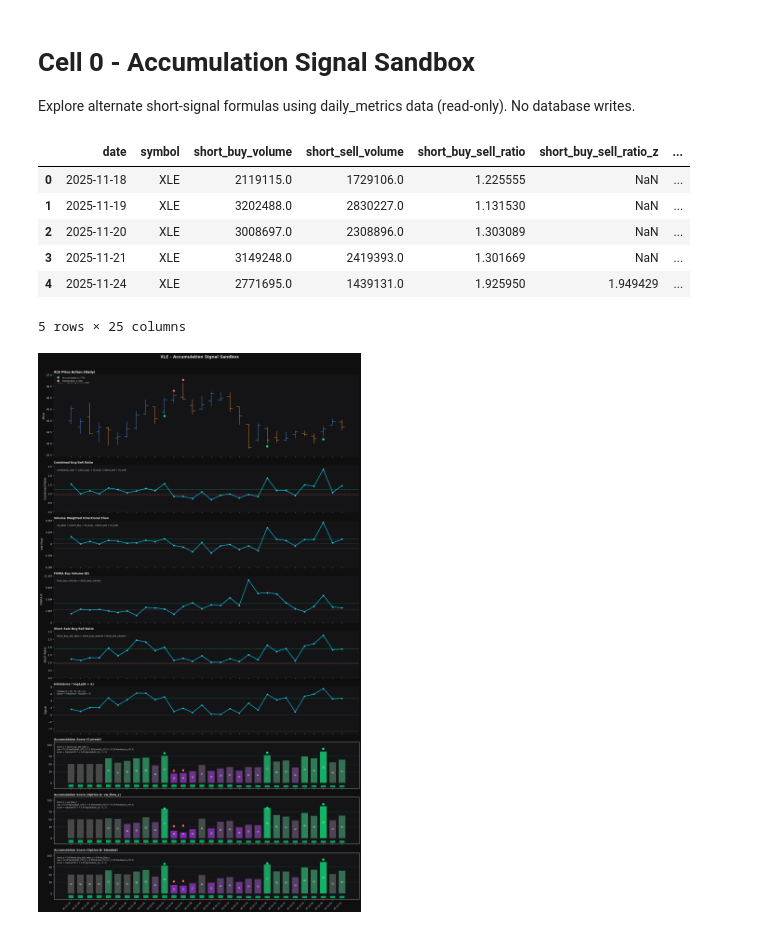
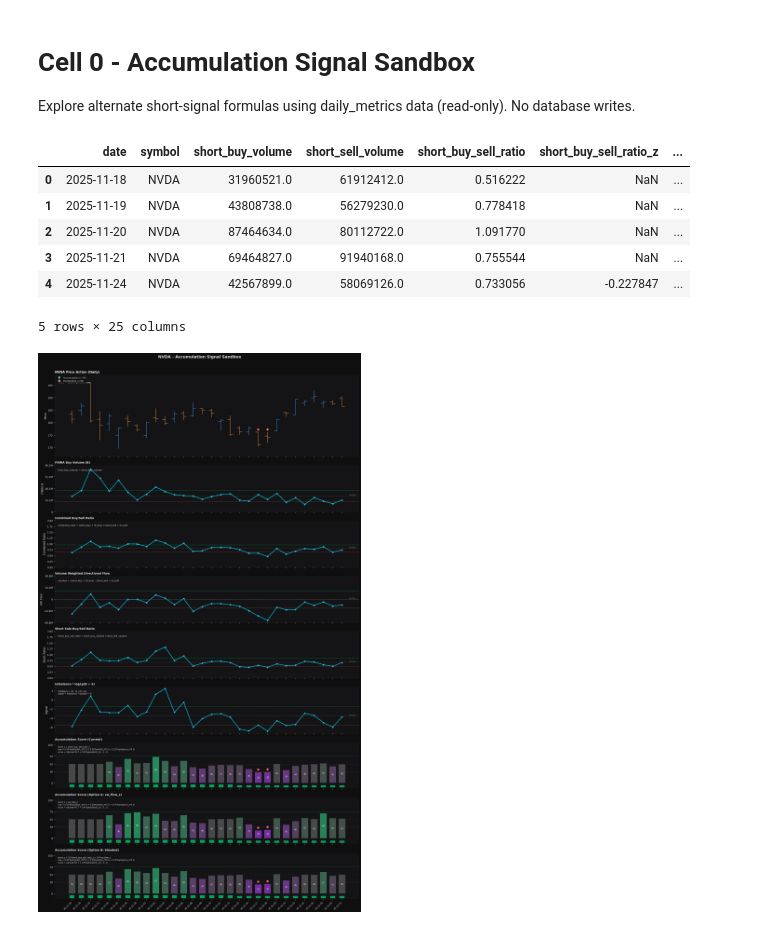
Before and after one commit to MoreCowwbell/darkpool, a Jupyter notebook: accumulation_signal_sandbox.ipynb, the cells around one changed output. Cells and saved outputs as stored; diff of their text form; code cells hidden in the pictures.

```diff
--- a/accumulation_signal_sandbox.ipynb
+++ b/accumulation_signal_sandbox.ipynb
@@ -19,14 +19,17 @@ from darkpool_analysis.config import load_config
 
 config = load_config()
 
-TICKER = 'XLE'
-START_DATE = '2025-11-01'
+TICKER = 'NVDA'
+START_DATE = '2025-11-18'
 END_DATE = '2025-12-31'
 DB_PATH = config.db_path
 
 DOT_MODE = 'current'  # 'current', 'option_a', 'option_b', 'all'
 BLEND_SHORT_WEIGHT = 0.6
 BLEND_FLOW_WEIGHT = 0.4
+
+# Median-threshold settings
+THRESHOLD_K = 1.5
 # %%
 # Cell 2 - Styling Constants and Helper Functions
 import matplotlib.dates as mdates
@@ -447,11 +460,11 @@ df['confidence'] = df['confidence'].fillna(0.5)
 df.head()
 # %% [output]
 |  | date | symbol | short_buy_volume | short_sell_volume | short_buy_sell_ratio | short_buy_sell_ratio_z | ... |
-| 0 | 2025-11-18 | XLE | 2119115.0 | 1729106.0 | 1.225555 | NaN | ... |
-| 1 | 2025-11-19 | XLE | 3202488.0 | 2830227.0 | 1.131530 | NaN | ... |
-| 2 | 2025-11-20 | XLE | 3008697.0 | 2308896.0 | 1.303089 | NaN | ... |
-| 3 | 2025-11-21 | XLE | 3149248.0 | 2419393.0 | 1.301669 | NaN | ... |
-| 4 | 2025-11-24 | XLE | 2771695.0 | 1439131.0 | 1.925950 | 1.949429 | ... |
+| 0 | 2025-11-18 | NVDA | 31960521.0 | 61912412.0 | 0.516222 | NaN | ... |
+| 1 | 2025-11-19 | NVDA | 43808738.0 | 56279230.0 | 0.778418 | NaN | ... |
+| 2 | 2025-11-20 | NVDA | 87464634.0 | 80112722.0 | 1.091770 | NaN | ... |
+| 3 | 2025-11-21 | NVDA | 69464827.0 | 91940168.0 | 0.755544 | NaN | ... |
+| 4 | 2025-11-24 | NVDA | 42567899.0 | 58069126.0 | 0.733056 | -0.227847 | ... |
 5 rows × 25 columns
 # %%
 # Cell 4 - Main Visualization (9-Panel Chart with OHLC)
@@ -515,40 +528,40 @@ for text in legend.get_texts():
 
 
 # Panel 1: FINRA Buy Volume (B)
-ax = axes[3]
+ax = axes[1]
 _apply_axis_style(ax)
 series = df['finra_buy_volume']
 mask = series.notna()
 ax.plot(x[mask], series[mask], color=COLORS['cyan'], linewidth=1.8)
 ax.scatter(x[mask], series[mask], color=COLORS['cyan'], s=25, edgecolors=COLORS['white'], linewidths=0.4)
 _set_volume_axis(ax, series)
-_add_volume_thresholds(ax, series)
+_add_median_thresholds(ax, series, k=THRESHOLD_K)
 ax.set_ylabel('FINRA B', color=COLORS['text'])
 ax.set_title('FINRA Buy Volume (B)', color=COLORS['text'], fontsize=10, fontweight='bold', loc='left')
 ax.text(0.01, 0.92, 'finra_buy_volume = short_buy_volume', transform=ax.transAxes, fontsize=8, color=COLORS['text'], va='top')
 
 # Panel 2: Combined Buy/Sell Ratio
-ax = axes[1]
+ax = axes[2]
 _apply_axis_style(ax)
 series = df['combined_ratio']
 mask = series.notna()
 ax.plot(x[mask], series[mask], color=COLORS['cyan'], linewidth=1.8)
 ax.scatter(x[mask], series[mask], color=COLORS['cyan'], s=25, edgecolors=COLORS['white'], linewidths=0.4)
-short_buy_line, short_sell_line = _ratio_thresholds(series)
-_set_ratio_axis(ax, series, bot=short_buy_line, sell=short_sell_line)
+_set_ratio_axis(ax, series)
+_add_median_thresholds(ax, series, k=THRESHOLD_K)
 ax.set_ylabel('Combined Ratio', color=COLORS['text'])
 ax.set_title('Combined Buy/Sell Ratio', color=COLORS['text'], fontsize=10, fontweight='bold', loc='left')
 ax.text(0.01, 0.92, 'combined_ratio = (short_buy + lit_buy) / (short_sell + lit_sell)', transform=ax.transAxes, fontsize=8, color=COLORS['text'], va='top')
 
 # Panel 3: VW Flow
-ax = axes[2]
+ax = axes[3]
 _apply_axis_style(ax)
 series = df['vw_flow']
 mask = series.notna()
 ax.plot(x[mask], series[mask], color=COLORS['cyan'], linewidth=1.8)
 ax.scatter(x[mask], series[mask], color=COLORS['cyan'], s=25, edgecolors=COLORS['white'], linewidths=0.4)
 _set_flow_axis(ax, series)
-_add_flow_thresholds(ax, series)
+_add_median_thresholds(ax, series, k=THRESHOLD_K, center_override=0.0)
 ax.set_ylabel('VW Flow', color=COLORS['text'])
 ax.set_title('Volume Weighted Directional Flow', color=COLORS['text'], fontsize=10, fontweight='bold', loc='left')
 ax.text(0.01, 0.92, 'vw_flow = (short_buy + lit_buy) - (short_sell + lit_sell)', transform=ax.transAxes, fontsize=8, color=COLORS['text'], va='top')
@@ -560,8 +573,8 @@ series = df['short_buy_sell_ratio']
 mask = series.notna()
 ax.plot(x[mask], series[mask], color=COLORS['cyan'], linewidth=1.8)
 ax.scatter(x[mask], series[mask], color=COLORS['cyan'], s=25, edgecolors=COLORS['white'], linewidths=0.4)
-short_buy_line, short_sell_line = _ratio_thresholds(series)
-_set_ratio_axis(ax, series, bot=short_buy_line, sell=short_sell_line)
+_set_ratio_axis(ax, series)
+_add_median_thresholds(ax, series, k=THRESHOLD_K)
 ax.set_ylabel('Short Ratio', color=COLORS['text'])
 ax.set_title('Short Sale Buy/Sell Ratio', color=COLORS['text'], fontsize=10, fontweight='bold', loc='left')
 ax.text(0.01, 0.92, 'short_buy_sell_ratio = short_buy_volume / short_sell_volume', transform=ax.transAxes, fontsize=8, color=COLORS['text'], va='top')
@@ -578,8 +591,7 @@ series = pd.Series(signal, index=df.index)
 mask = series.notna()
 ax.plot(x[mask], series[mask], color=COLORS['cyan'], linewidth=1.8)
 ax.scatter(x[mask], series[mask], color=COLORS['cyan'], s=20, edgecolors=COLORS['white'], linewidths=0.4)
-ax.axhline(0.0, color=COLORS['neutral'], linestyle='--', linewidth=1.0, alpha=0.7)
-_add_flow_thresholds(ax, series)
+_add_median_thresholds(ax, series, k=THRESHOLD_K)
 ax.set_ylabel('Signal', color=COLORS['text'])
 ax.set_title('Imbalance * log1p(B + S)', color=COLORS['text'], fontsize=10, fontweight='bold', loc='left')
 ax.text(0.01, 0.92, 'imbalance = (B - S) / (B + S)\nsignal = imbalance * log1p(B + S)', transform=ax.transAxes, fontsize=7, color=COLORS['text'], va='top')
@@ -589,34 +601,40 @@ dot_sources = {
     'current': df['acc_score_current'],
     'option_a': df['acc_score_a'],
     'option_b': df['acc_score_b'],
 }
 
 # Panel 6: Accumulation Score (Current)
 ax = axes[6]
 ax.set_facecolor(COLORS['panel_bg'])
 ax.tick_params(colors=COLORS['text'], labelsize=9)
-_plot_score_panel(ax, x, df['acc_score_current'], df['confidence'], 'Accumulation Score (Current)', DOT_MODE, dot_sources)
+for spine in ax.spines.values():
+    spine.set_visible(False)
+_plot_score_panel(ax, x, df['acc_score_current'], df['confidence'], 'Accumulation Score (Current)', DOT_MODE, dot_sources, force_self_dots=True)
 ax.text(0.01, 0.92, 'short_z = short_buy_sell_ratio_z\nraw = 0.55*tanh(short_z*0.5) + 0.30*tanh(lit_z*0.5) + 0.15*tanh(price_z*0.3)\nscore = clip(raw*(0.7 + 0.6*sigmoid(otc_z)), -1, 1)', transform=ax.transAxes, fontsize=7, color=COLORS['text'], va='top')
 
 # Panel 7: Accumulation Score (Option A: vw_flow_z)
 ax = axes[7]
 ax.set_facecolor(COLORS['panel_bg'])
 ax.tick_params(colors=COLORS['text'], labelsize=9)
-_plot_score_panel(ax, x, df['acc_score_a'], df['confidence'], 'Accumulation Score (Option A: vw_flow_z)', DOT_MODE, dot_sources)
+for spine in ax.spines.values():
+    spine.set_visible(False)
+_plot_score_panel(ax, x, df['acc_score_a'], df['confidence'], 'Accumulation Score (Option A: vw_flow_z)', DOT_MODE, dot_sources, force_self_dots=True)
 ax.text(0.01, 0.92, 'short_z = vw_flow_z\nraw = 0.55*tanh(short_z*0.5) + 0.30*tanh(lit_z*0.5) + 0.15*tanh(price_z*0.3)\nscore = clip(raw*(0.7 + 0.6*sigmoid(otc_z)), -1, 1)', transform=ax.transAxes, fontsize=7, color=COLORS['text'], va='top')
 
 # Panel 8: Accumulation Score (Option B: blended)
 ax = axes[8]
 ax.set_facecolor(COLORS['panel_bg'])
 ax.tick_params(colors=COLORS['text'], labelsize=9)
-_plot_score_panel(ax, x, df['acc_score_b'], df['confidence'], 'Accumulation Score (Option B: blended)', DOT_MODE, dot_sources)
+for spine in ax.spines.values():
+    spine.set_visible(False)
+_plot_score_panel(ax, x, df['acc_score_b'], df['confidence'], 'Accumulation Score (Option B: blended)', DOT_MODE, dot_sources, force_self_dots=True)
 ax.text(0.01, 0.92, 'short_z = 0.6*short_buy_sell_ratio_z + 0.4*vw_flow_z\nraw = 0.55*tanh(short_z*0.5) + 0.30*tanh(lit_z*0.5) + 0.15*tanh(price_z*0.3)\nscore = clip(raw*(0.7 + 0.6*sigmoid(otc_z)), -1, 1)', transform=ax.transAxes, fontsize=7, color=COLORS['text'], va='top')
 
 axes[-1].set_xticks(x)
 axes[-1].set_xticklabels(labels, rotation=45, ha='right', fontsize=8)
 
 fig.suptitle(f'{TICKER} - Accumulation Signal Sandbox', color=COLORS['text'], fontsize=14, fontweight='bold')
 plt.tight_layout(rect=[0, 0, 1, 0.97])
 plt.show()
 # %% [output]
-[figure, old version]
+[figure, new version]
```
Also changed, not shown: parts of 1 cell of this notebook, 2 other files.
